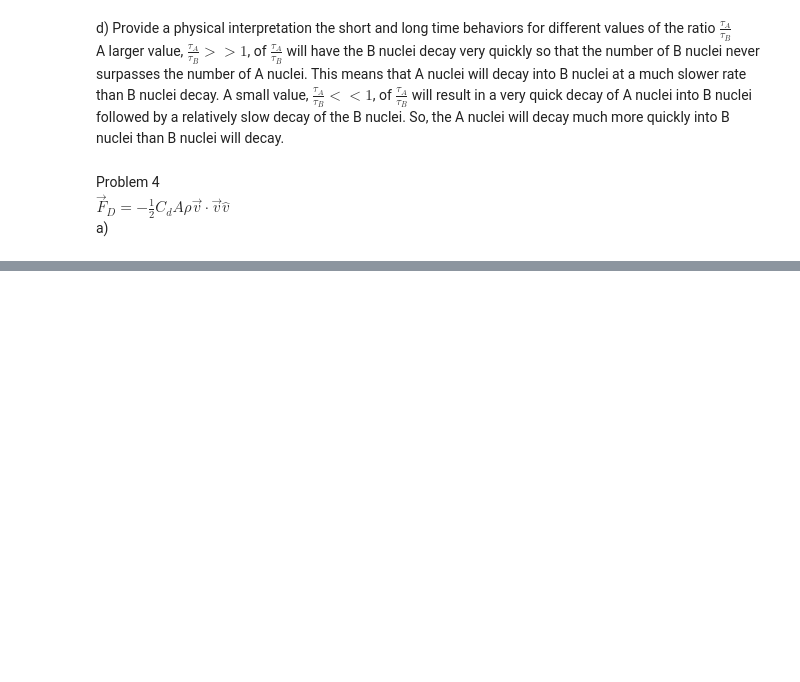
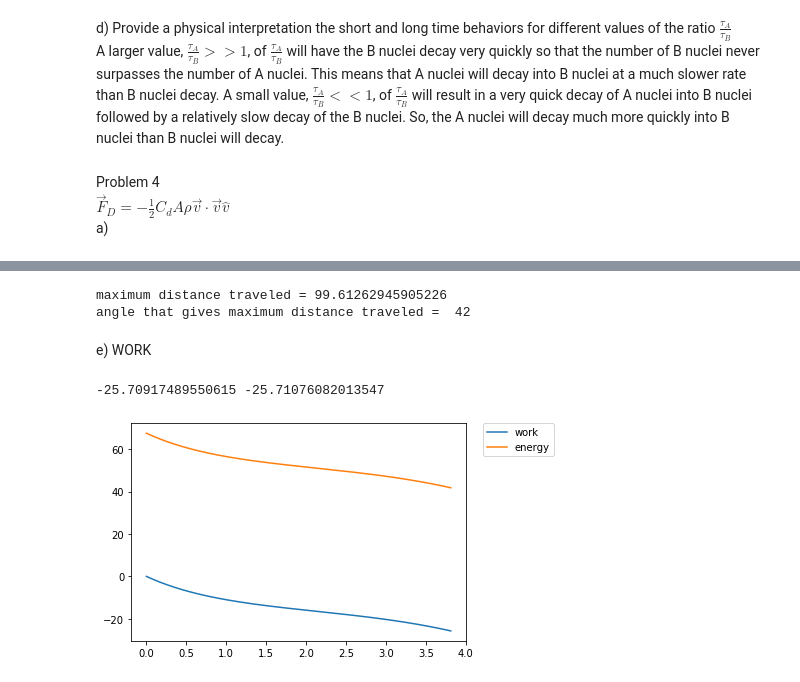
Before and after one commit to calvin-bales/Lectures, a Jupyter notebook: Homework_1.ipynb, the cells around one changed output, grey strips where cells are left out. Saved outputs shown, nothing was run; the diff lists cells and outputs as text; code cells hidden in the pictures; blank space fills up the shorter version.

```diff
--- a/Homework_1.ipynb
+++ b/Homework_1.ipynb
@@ -361,0 +397,8 @@ plt.grid()
+# %%
+print("maximum distance traveled =", max(distances))
+print("angle that gives maximum distance traveled = ", distances.index(max(distances)))
+# %% [output]
+maximum distance traveled = 99.61262945905226
+angle that gives maximum distance traveled =  42
+# %% [markdown]
+e) WORK
@@ -361,0 +481,12 @@ plt.grid()
+# %%
+ball4 = RK4(30, 42, 0, 10, 100000)
+
+WE=ball4[6]-ball4[5]
+plt.plot(ball4[7], ball4[5], label = 'work')
+plt.plot(ball4[7], ball4[6], label = 'energy')
+plt.legend(bbox_to_anchor=(1.05, 1), loc='upper left', borderaxespad=0.)
+Ediff = ball4[6][-1]-ball4[6][0]
+print(ball4[5][-1], Ediff)
+# %% [output]
+-25.70917489550615 -25.71076082013547
+[figure, added]
```
Also changed, not shown: parts of 19 cells of this notebook, 1 other file.
